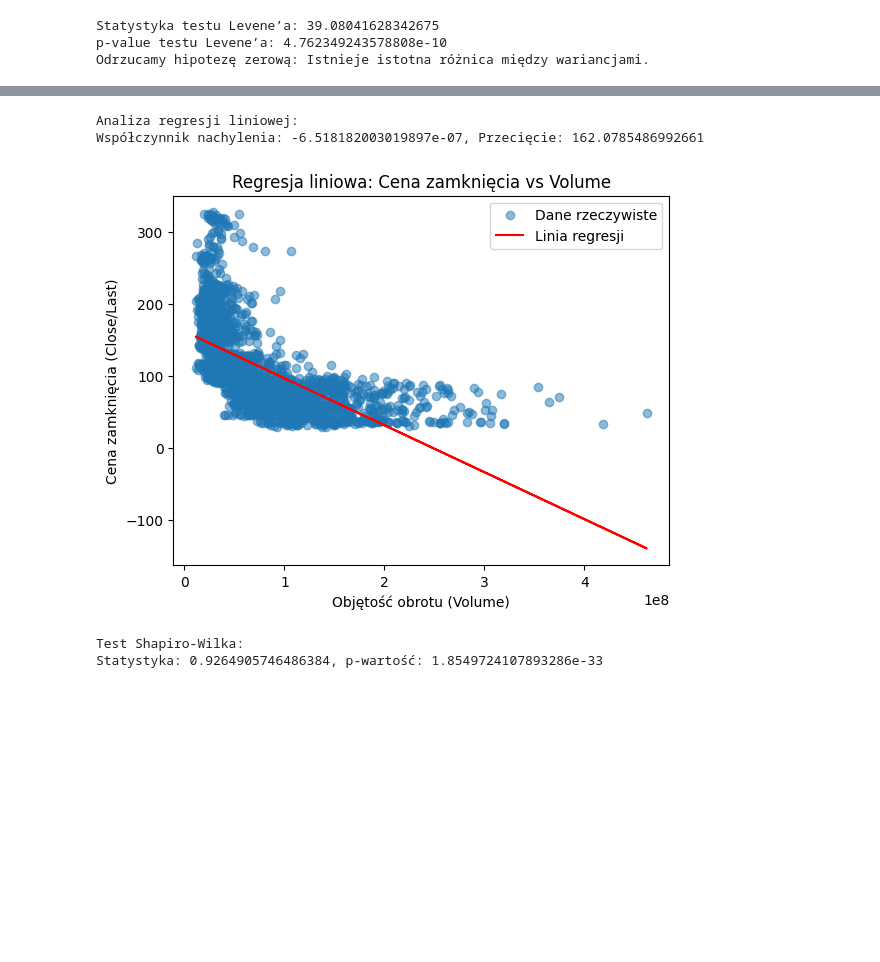
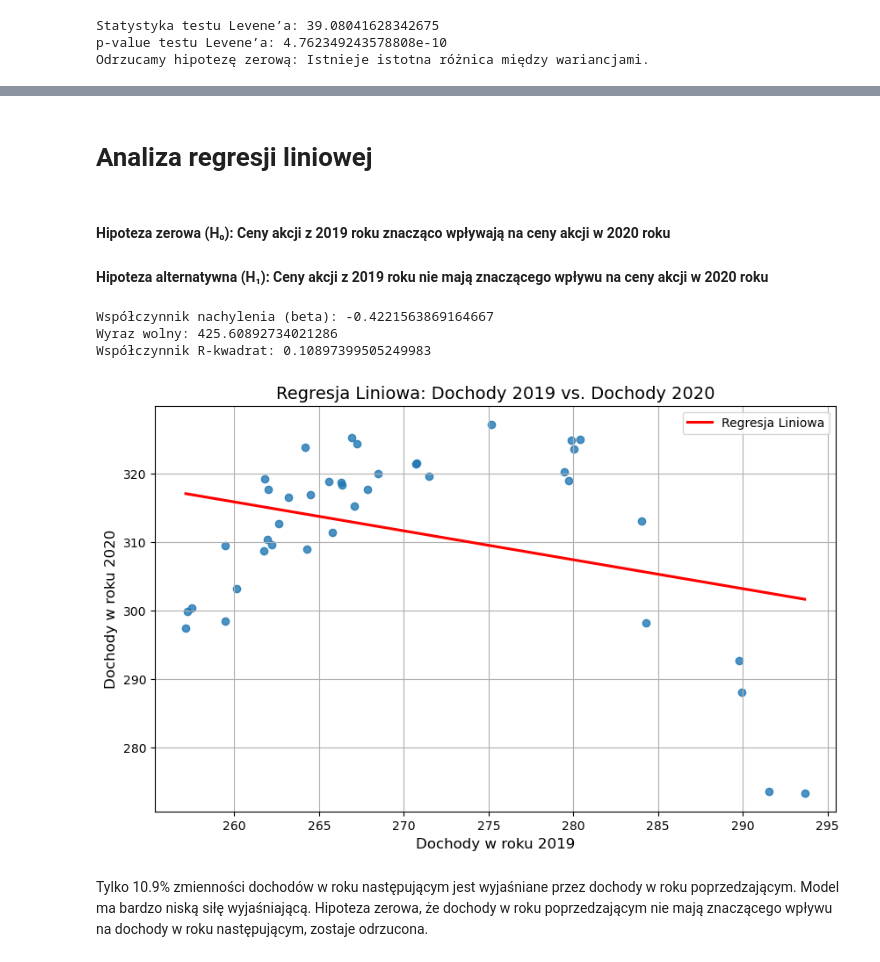
Before and after one commit to rafalgi/Statystyczna_Analiza_Danych_Projekt, a Jupyter notebook: Projekt Stat.ipynb, the cells around one changed output, grey strips where cells are left out. Saved outputs shown, nothing was run; the diff lists cells and outputs as text; code cells hidden in the pictures; blank space fills up the shorter version.

Commit message:
add test ANNVODA, anliza regresji liniowej, test nieparametryczny

```diff
--- a/Projekt Stat.ipynb
+++ b/Projekt Stat.ipynb
@@ -199,29 +267,51 @@ Statystyka F: 3.747121959727578, p-wartość: 2.452112247668802e-05
+# %% [markdown]
+# Analiza regresji liniowej
+# %% [markdown]
+#### Hipoteza zerowa (H₀): Ceny akcji z 2019 roku znacząco wpływają na ceny akcji w 2020 roku
+#### Hipoteza alternatywna (H₁):  Ceny akcji z 2019 roku nie mają znaczącego wpływu na ceny akcji w 2020 roku
 # %%
-# Analiza regresji liniowej: Cena zamknięcia vs Objętość obrotu (Volume)
-x = data['Volume'].values.reshape(-1, 1)
-y = data['Close/Last'].values.reshape(-1, 1)
+# Upewnienie się, że liczba obserwacji jest równa
+min_len = min(len(data_2019), len(data_2020))
+data_2019 = data_2019[:min_len]
+data_2020 = data_2020[:min_len]
+
+# Model regresji liniowej
+X = data_2019.values.reshape(-1, 1)  # Zmienna niezależna
+y = data_2020.values  # Zmienna zależna
+
+# Dopasowanie modelu
 model = LinearRegression()
-model.fit(x, y)
-print("\nAnaliza regresji liniowej:")
-print(f"Współczynnik nachylenia: {model.coef_[0][0]}, Przecięcie: {model.intercept_[0]}")
+model.fit(X, y)
+
+# Predykcja
+y_pred = model.predict(X)
+
+# Współczynnik R-kwadrat
+r2 = r2_score(y, y_pred)
+
+# Wyniki
+print("Współczynnik nachylenia (beta):", model.coef_[0])
+print("Wyraz wolny:", model.intercept_)
+print("Współczynnik R-kwadrat:", r2)
 # %% [output]
-Analiza regresji liniowej:
-Współczynnik nachylenia: -6.518182003019897e-07, Przecięcie: 162.0785486992661
+Współczynnik nachylenia (beta): -0.4221563869164667
+Wyraz wolny: 425.60892734021286
+Współczynnik R-kwadrat: 0.10897399505249983
-# %%
-# Wizualizacja regresji
-plt.scatter(data['Volume'], data['Close/Last'], alpha=0.5, label="Dane rzeczywiste")
-plt.plot(data['Volume'], model.predict(x), color='red', label="Linia regresji")
-plt.xlabel("Objętość obrotu (Volume)")
-plt.ylabel("Cena zamknięcia (Close/Last)")
-plt.title("Regresja liniowa: Cena zamknięcia vs Volume")
-plt.legend()
-plt.show()
-# %% [output]
-[figure, removed]
-# %%
-# Test normalności Shapiro-Wilka
-stat_shapiro, p_value_shapiro = shapiro(data['Close/Last'])
-print(f"\nTest Shapiro-Wilka:\nStatystyka: {stat_shapiro}, p-wartość: {p_value_shapiro}")
-# %% [output]
-Test Shapiro-Wilka:
-Statystyka: 0.9264905746486384, p-wartość: 1.8549724107893286e-33
+# %%
+# Wykres regresji liniowej dla danych z 2019 i 2020 roku
+plt.figure(figsize=(10, 6))
+sns.regplot(x=X, y=y, ci=None, line_kws={"color": "red", "label": "Regresja Liniowa"})
+
+# Dodanie tytułów i etykiet
+plt.title("Regresja Liniowa: Dochody 2019 vs. Dochody 2020", fontsize=14)
+plt.xlabel("Dochody w roku 2019", fontsize=12)
+plt.ylabel("Dochody w roku 2020", fontsize=12)
+plt.legend()
+plt.grid(True)
+
+# Wyświetlenie wykresu
+plt.show()
+# %% [output]
+[figure, added]
+# %% [markdown]
+Tylko 10.9% zmienności dochodów w roku następującym jest wyjaśniane przez dochody w roku poprzedzającym. Model ma bardzo niską siłę wyjaśniającą. Hipoteza zerowa, że dochody w roku poprzedzającym nie mają znaczącego wpływu na dochody w roku następującym, zostaje odrzucona.
```
Also changed, not shown: parts of 21 cells of this notebook.
